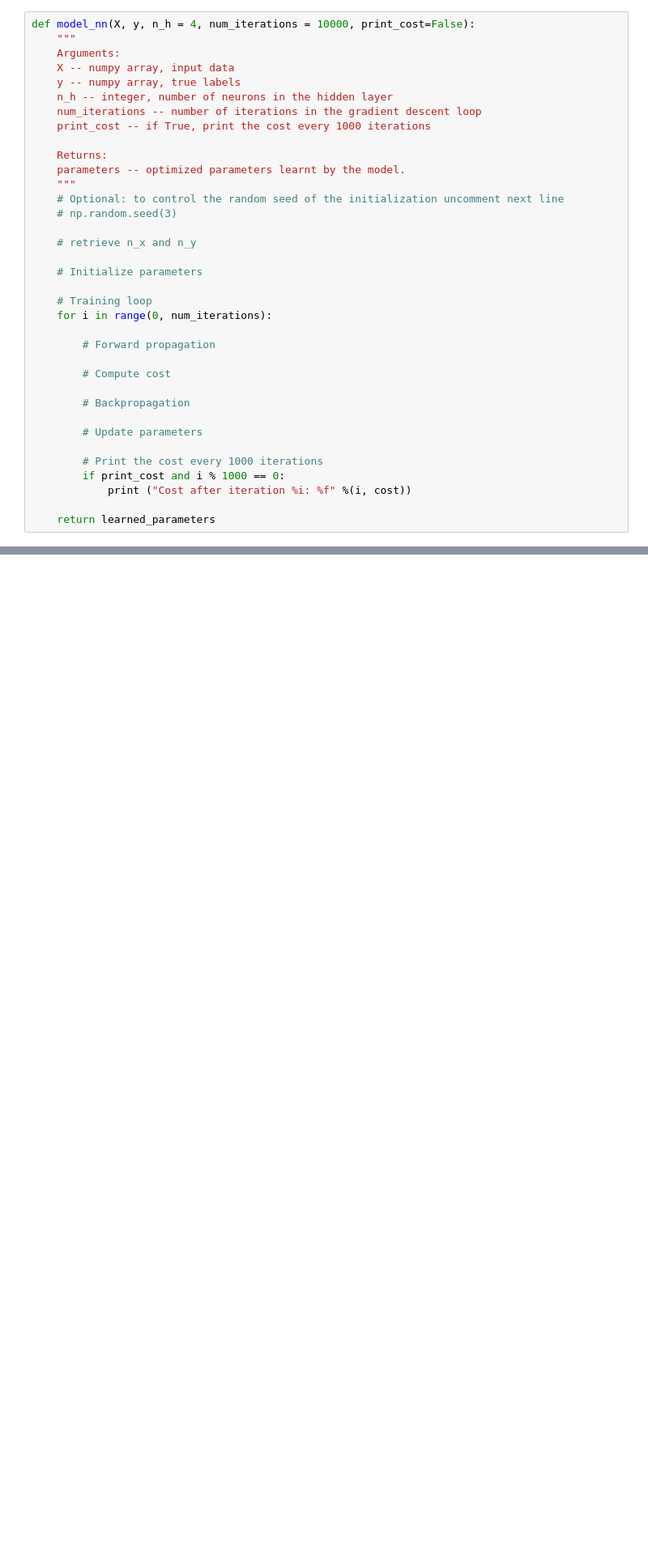
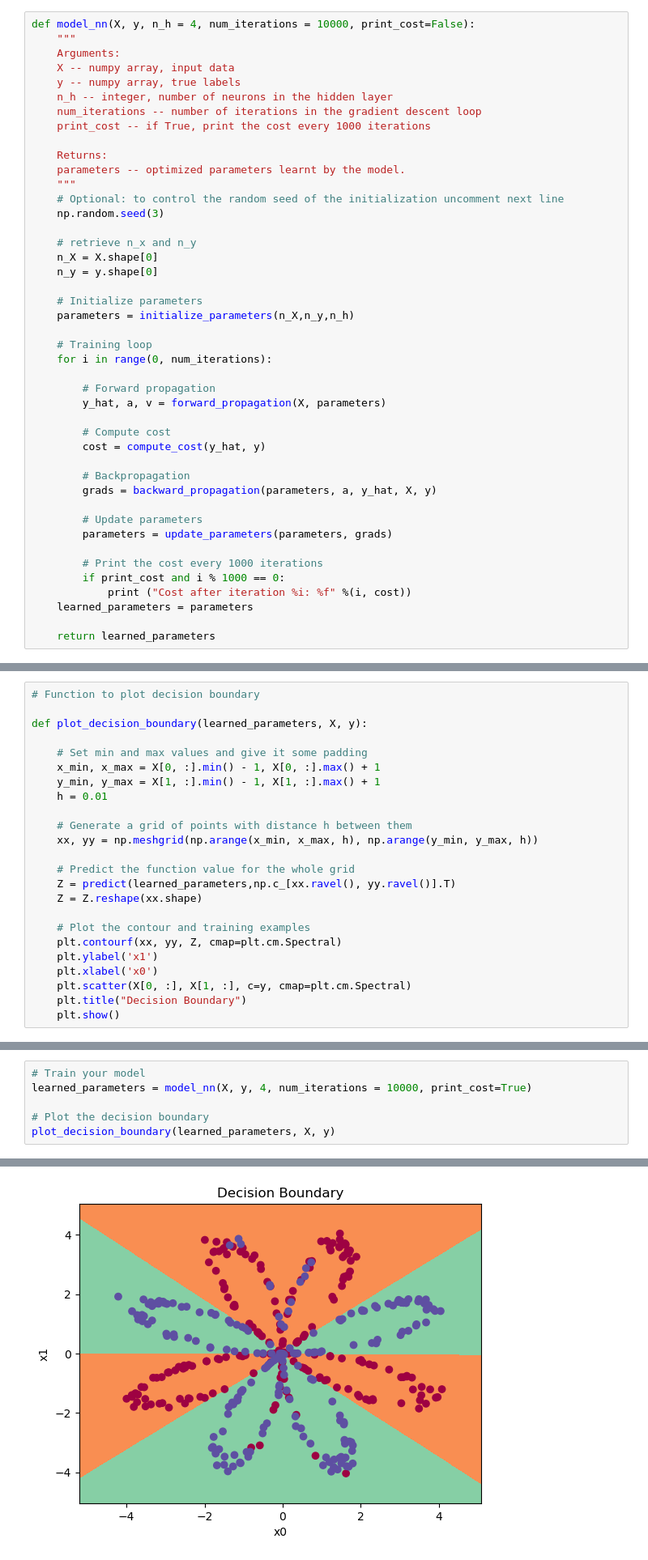
Before and after one commit to goshawk22/ma124-ml, a Jupyter notebook: section_a/A4.ipynb, the cells around one changed output, grey strips where cells are left out. Shown at 81% size. Drawn from its saved outputs; the diff is of its cells as text; blank space fills up the shorter version.

```diff
--- a/section_a/A4.ipynb
+++ b/section_a/A4.ipynb
@@ -54,25 +326,33 @@ def model_nn(X, y, n_h = 4, num_iterations = 10000, print_cost=False):
     parameters -- optimized parameters learnt by the model.
     """
     # Optional: to control the random seed of the initialization uncomment next line
-    # np.random.seed(3)
+    np.random.seed(3)
 
     # retrieve n_x and n_y
+    n_X = X.shape[0]
+    n_y = y.shape[0]
 
     # Initialize parameters
+    parameters = initialize_parameters(n_X,n_y,n_h)
 
     # Training loop
     for i in range(0, num_iterations):
 
         # Forward propagation
+        y_hat, a, v = forward_propagation(X, parameters)
 
         # Compute cost
+        cost = compute_cost(y_hat, y)
 
         # Backpropagation
+        grads = backward_propagation(parameters, a, y_hat, X, y)
 
         # Update parameters
+        parameters = update_parameters(parameters, grads)
 
         # Print the cost every 1000 iterations
         if print_cost and i % 1000 == 0:
             print ("Cost after iteration %i: %f" %(i, cost))
+    learned_parameters = parameters
 
     return learned_parameters
@@ -78,0 +387,24 @@ def model_nn(X, y, n_h = 4, num_iterations = 10000, print_cost=False):
+# %%
+# Function to plot decision boundary
+
+def plot_decision_boundary(learned_parameters, X, y):
+
+    # Set min and max values and give it some padding
+    x_min, x_max = X[0, :].min() - 1, X[0, :].max() + 1
+    y_min, y_max = X[1, :].min() - 1, X[1, :].max() + 1
+    h = 0.01
+
+    # Generate a grid of points with distance h between them
+    xx, yy = np.meshgrid(np.arange(x_min, x_max, h), np.arange(y_min, y_max, h))
+
+    # Predict the function value for the whole grid
+    Z = predict(learned_parameters,np.c_[xx.ravel(), yy.ravel()].T)
+    Z = Z.reshape(xx.shape)
+
+    # Plot the contour and training examples
+    plt.contourf(xx, yy, Z, cmap=plt.cm.Spectral)
+    plt.ylabel('x1')
+    plt.xlabel('x0')
+    plt.scatter(X[0, :], X[1, :], c=y, cmap=plt.cm.Spectral)
+    plt.title("Decision Boundary")
+    plt.show()
@@ -78,0 +415,7 @@ def model_nn(X, y, n_h = 4, num_iterations = 10000, print_cost=False):
+# %%
+# Train your model
+learned_parameters = model_nn(X, y, 4, num_iterations = 10000, print_cost=True)
+
+# Plot the decision boundary
+plot_decision_boundary(learned_parameters, X, y)
+# %% [output]
@@ -78,0 +432 @@ def model_nn(X, y, n_h = 4, num_iterations = 10000, print_cost=False):
+[figure, added]
```
Also changed, not shown: parts of 27 cells of this notebook, 1 other file.
